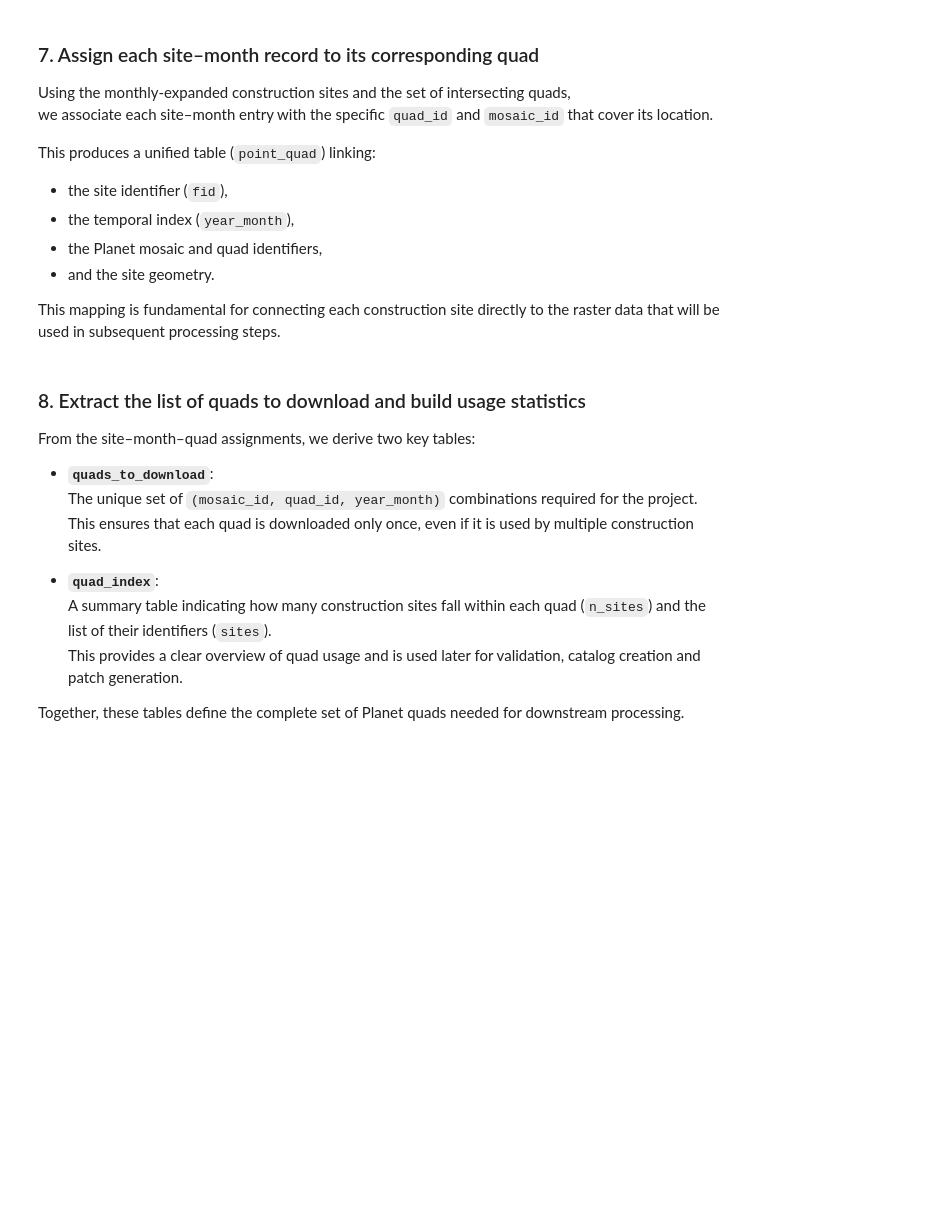
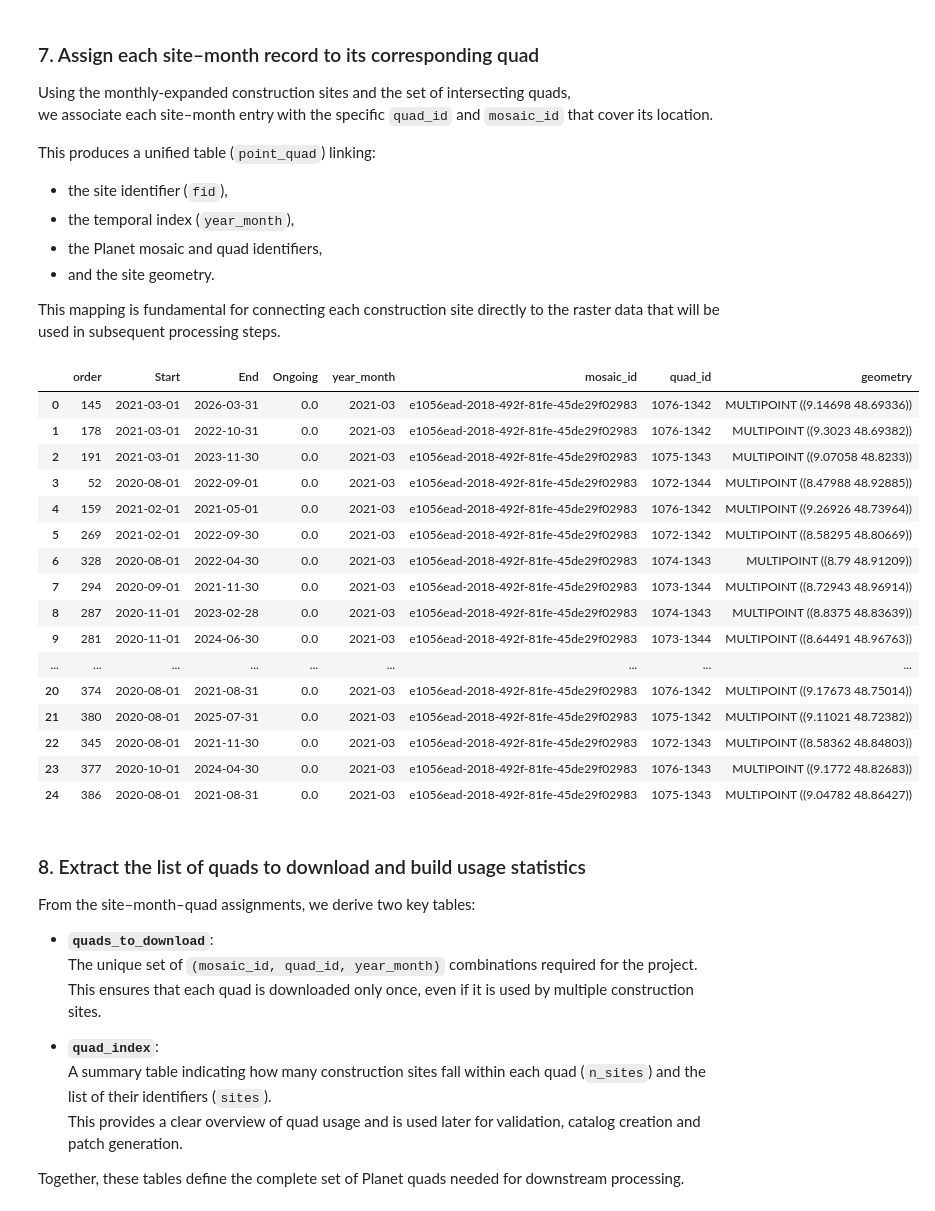
Before and after one commit to jalejoa/construction-detection, a Jupyter notebook: notebooks/01_explore_points.ipynb, the cells around one changed output. Drawn from its saved outputs; the diff is of its cells as text; code cells hidden in the pictures; blank space fills up the shorter version.

```diff
--- a/notebooks/01_explore_points.ipynb
+++ b/notebooks/01_explore_points.ipynb
@@ -149,8 +171,26 @@ This mapping is fundamental for connecting each construction site directly to th
 # %%
 point_quad = assign_quads_to_points(points_by_month, quads_gdf)
 out_point_quad = Path(DATA_PROCESSED) / "gpkg/point_quad.gpkg"
 point_quad.to_file(out_point_quad, layer="point_quad", driver="GPKG")
-point_quad.head()
+point_quad.head(25)
+# %% [output]
+|  | order | Start | End | Ongoing | year_month | mosaic_id | quad_id | geometry |
+| 0 | 145 | 2021-03-01 | 2026-03-31 | 0.0 | 2021-03 | e1056ead-2018-492f-81fe-45de29f02983 | 1076-1342 | MULTIPOINT ((9.14698 48.69336)) |
+| 1 | 178 | 2021-03-01 | 2022-10-31 | 0.0 | 2021-03 | e1056ead-2018-492f-81fe-45de29f02983 | 1076-1342 | MULTIPOINT ((9.3023 48.69382)) |
+| 2 | 191 | 2021-03-01 | 2023-11-30 | 0.0 | 2021-03 | e1056ead-2018-492f-81fe-45de29f02983 | 1075-1343 | MULTIPOINT ((9.07058 48.8233)) |
+| 3 | 52 | 2020-08-01 | 2022-09-01 | 0.0 | 2021-03 | e1056ead-2018-492f-81fe-45de29f02983 | 1072-1344 | MULTIPOINT ((8.47988 48.92885)) |
+| 4 | 159 | 2021-02-01 | 2021-05-01 | 0.0 | 2021-03 | e1056ead-2018-492f-81fe-45de29f02983 | 1076-1342 | MULTIPOINT ((9.26926 48.73964)) |
+| 5 | 269 | 2021-02-01 | 2022-09-30 | 0.0 | 2021-03 | e1056ead-2018-492f-81fe-45de29f02983 | 1072-1342 | MULTIPOINT ((8.58295 48.80669)) |
+| 6 | 328 | 2020-08-01 | 2022-04-30 | 0.0 | 2021-03 | e1056ead-2018-492f-81fe-45de29f02983 | 1074-1343 | MULTIPOINT ((8.79 48.91209)) |
+| 7 | 294 | 2020-09-01 | 2021-11-30 | 0.0 | 2021-03 | e1056ead-2018-492f-81fe-45de29f02983 | 1073-1344 | MULTIPOINT ((8.72943 48.96914)) |
+| 8 | 287 | 2020-11-01 | 2023-02-28 | 0.0 | 2021-03 | e1056ead-2018-492f-81fe-45de29f02983 | 1074-1343 | MULTIPOINT ((8.8375 48.83639)) |
+| 9 | 281 | 2020-11-01 | 2024-06-30 | 0.0 | 2021-03 | e1056ead-2018-492f-81fe-45de29f02983 | 1073-1344 | MULTIPOINT ((8.64491 48.96763)) |
+| ... | ... | ... | ... | ... | ... | ... | ... | ... |
+| 20 | 374 | 2020-08-01 | 2021-08-31 | 0.0 | 2021-03 | e1056ead-2018-492f-81fe-45de29f02983 | 1076-1342 | MULTIPOINT ((9.17673 48.75014)) |
+| 21 | 380 | 2020-08-01 | 2025-07-31 | 0.0 | 2021-03 | e1056ead-2018-492f-81fe-45de29f02983 | 1075-1342 | MULTIPOINT ((9.11021 48.72382)) |
+| 22 | 345 | 2020-08-01 | 2021-11-30 | 0.0 | 2021-03 | e1056ead-2018-492f-81fe-45de29f02983 | 1072-1343 | MULTIPOINT ((8.58362 48.84803)) |
+| 23 | 377 | 2020-10-01 | 2024-04-30 | 0.0 | 2021-03 | e1056ead-2018-492f-81fe-45de29f02983 | 1076-1343 | MULTIPOINT ((9.1772 48.82683)) |
+| 24 | 386 | 2020-08-01 | 2021-08-31 | 0.0 | 2021-03 | e1056ead-2018-492f-81fe-45de29f02983 | 1075-1343 | MULTIPOINT ((9.04782 48.86427)) |
 # %% [markdown]
 ### 8. Extract the list of quads to download and build usage statistics
 
```
Also changed, not shown: parts of 12 cells of this notebook, 1 other file.
